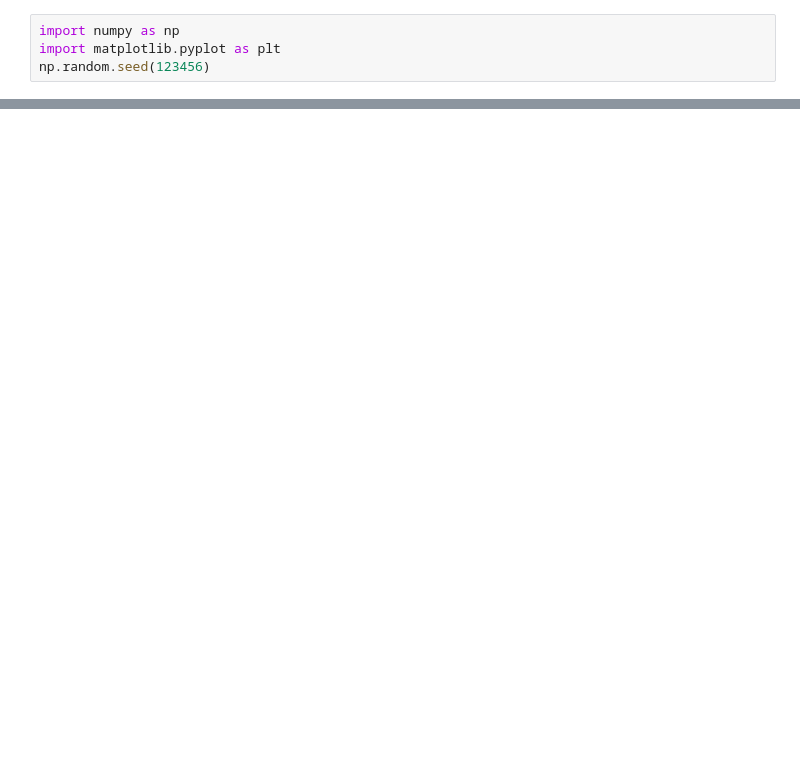
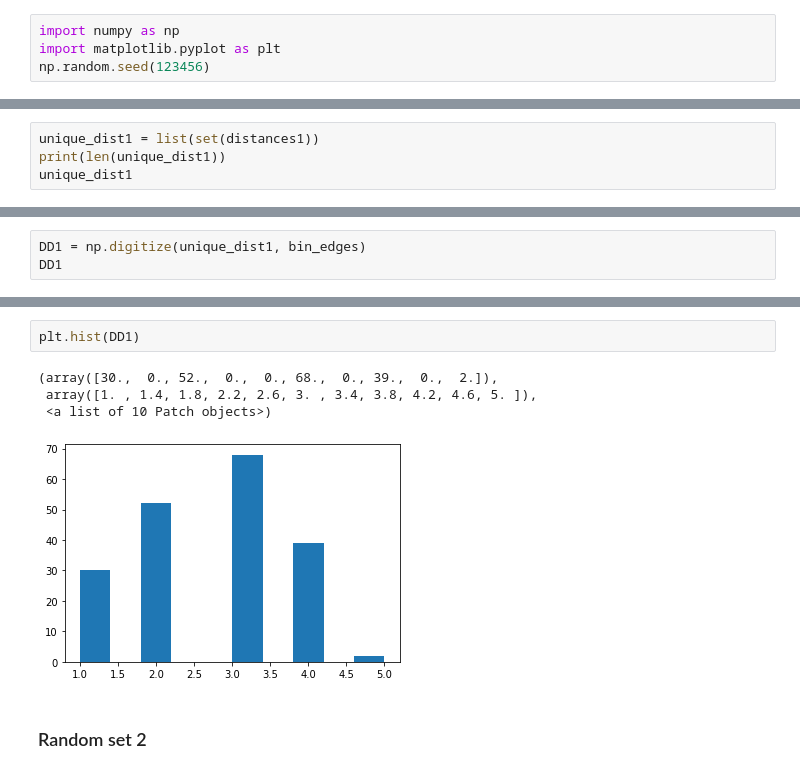
Before and after one commit to abbyw24/CFE_gradients, a Jupyter notebook: lss_data/aug21-demo-corr-func.ipynb, the cells around one changed output, grey strips where cells are left out. Saved outputs shown, nothing was run; the diff lists cells and outputs as text; blank space fills up the shorter version.

```diff
--- a/lss_data/aug21-demo-corr-func.ipynb
+++ b/lss_data/aug21-demo-corr-func.ipynb
@@ -96,0 +65,4 @@ _ = plt.hist(DD)
+# %%
+unique_dist1 = list(set(distances1))
+print(len(unique_dist1))
+unique_dist1
@@ -96,0 +109,3 @@ _ = plt.hist(DD)
+# %%
+DD1 = np.digitize(unique_dist1, bin_edges)
+DD1
@@ -96,0 +122,9 @@ _ = plt.hist(DD)
+# %%
+plt.hist(DD1)
+# %% [output]
+(array([30.,  0., 52.,  0.,  0., 68.,  0., 39.,  0.,  2.]),
+ array([1. , 1.4, 1.8, 2.2, 2.6, 3. , 3.4, 3.8, 4.2, 4.6, 5. ]),
+ <a list of 10 Patch objects>)
+[figure, added]
+# %% [markdown]
+### Random set 2
```
Also changed, not shown: parts of 38 cells of this notebook, 2 other files.
